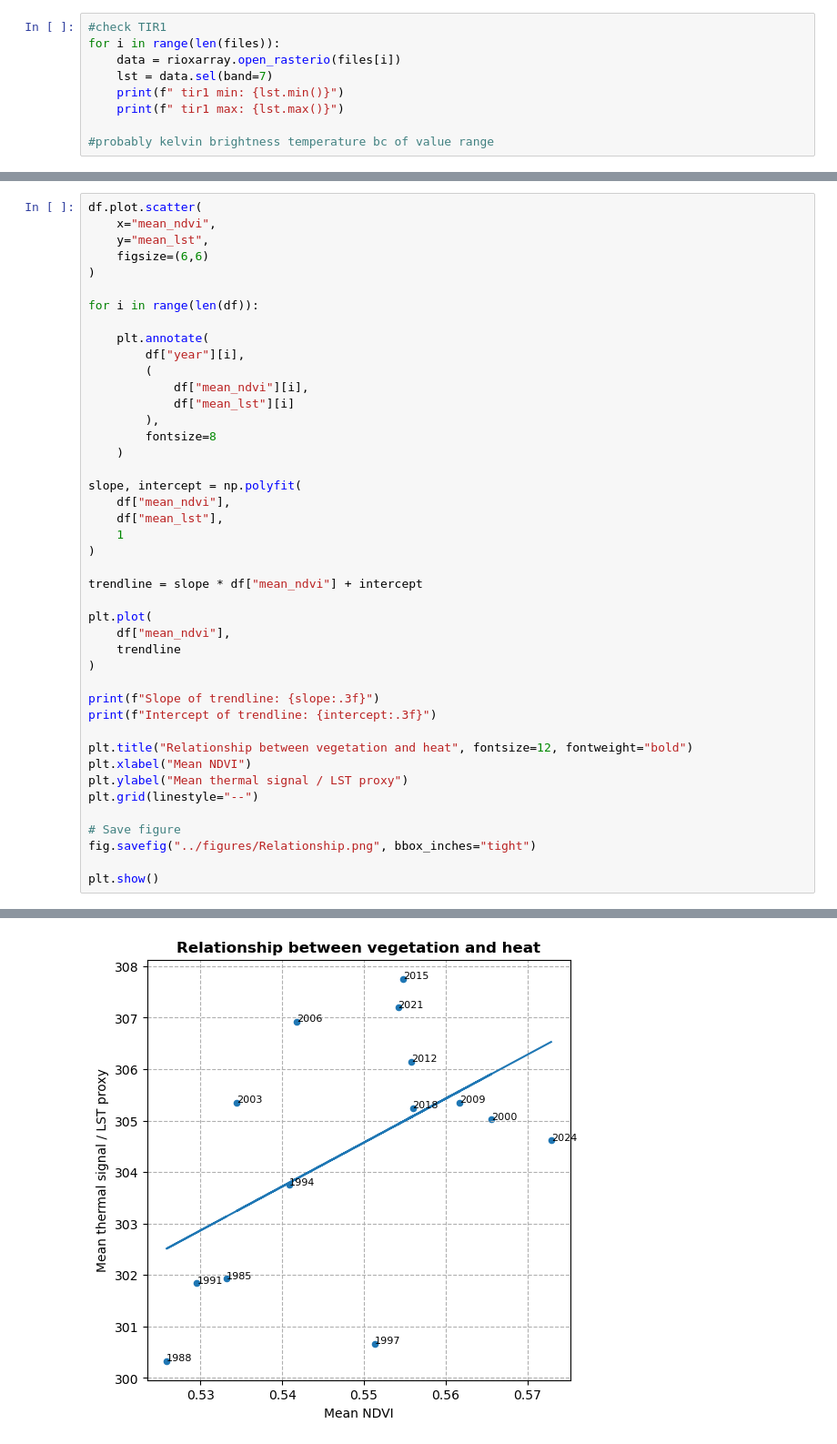
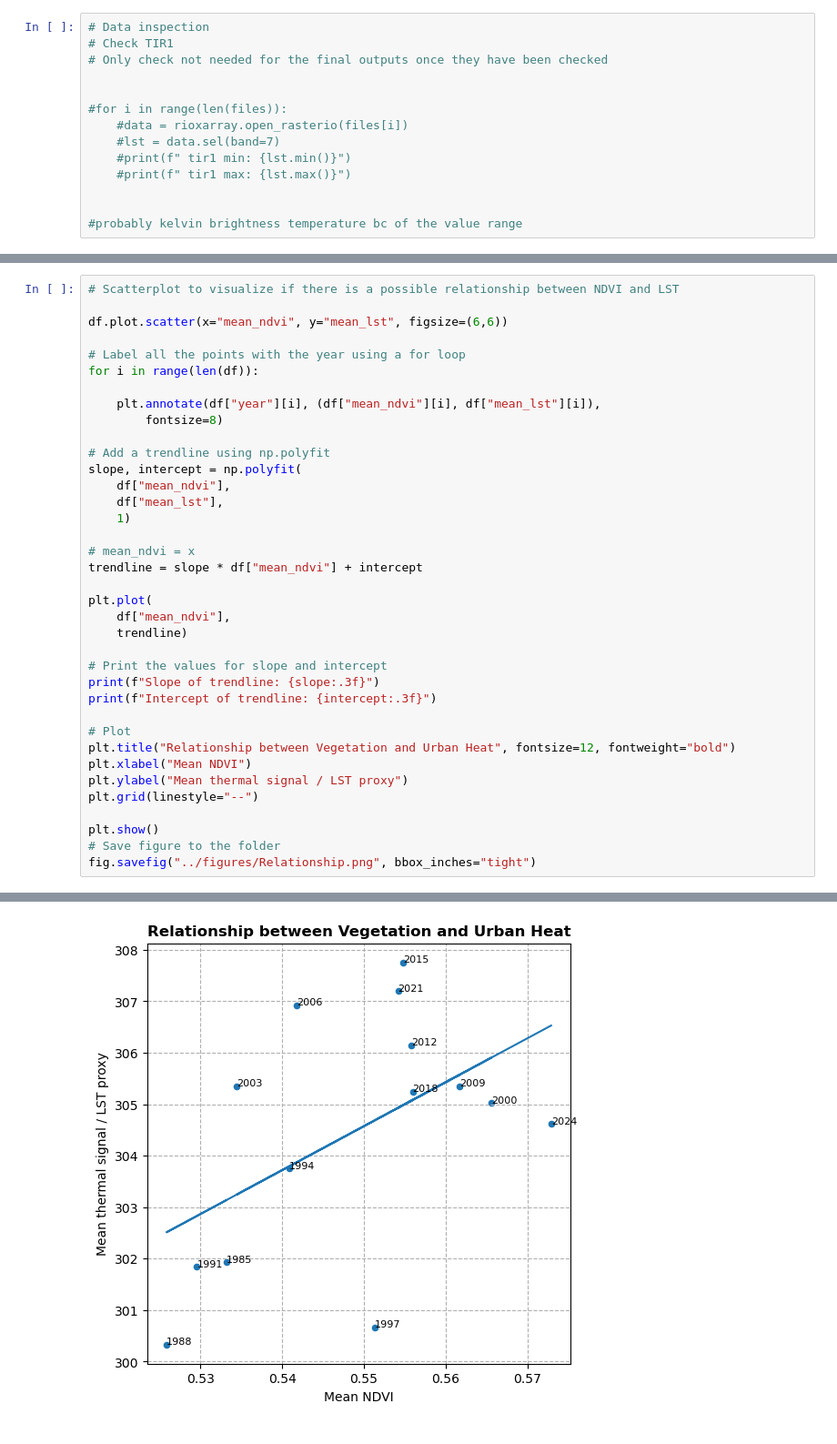
Before and after one commit to silhoe/SDS_project, a Jupyter notebook: notebooks/Project3.ipynb, the cells around one changed output, grey strips where cells are left out. Shown at 91% size. Cells and saved outputs as stored; diff of their text form.

```diff
--- a/notebooks/Project3.ipynb
+++ b/notebooks/Project3.ipynb
@@ -83,9 +84,14 @@ red max <xarray.DataArray ()> Size: 8B
 # %%
-#check TIR1
-for i in range(len(files)):
-    data = rioxarray.open_rasterio(files[i])
-    lst = data.sel(band=7)
-    print(f" tir1 min: {lst.min()}")
-    print(f" tir1 max: {lst.max()}")
+# Data inspection
+# Check TIR1
+# Only check not needed for the final outputs once they have been checked
 
-#probably kelvin brightness temperature bc of value range
+
+#for i in range(len(files)):
+    #data = rioxarray.open_rasterio(files[i])
+    #lst = data.sel(band=7)
+    #print(f" tir1 min: {lst.min()}")
+    #print(f" tir1 max: {lst.max()}")
+
+
+#probably kelvin brightness temperature bc of the value range
@@ -187,48 +186,42 @@ plt.show()
 # %%
-df.plot.scatter(
-    x="mean_ndvi",
-    y="mean_lst",
-    figsize=(6,6)
-)
+# Scatterplot to visualize if there is a possible relationship between NDVI and LST
 
+df.plot.scatter(x="mean_ndvi", y="mean_lst", figsize=(6,6))
+
+# Label all the points with the year using a for loop
 for i in range(len(df)):
 
-    plt.annotate(
-        df["year"][i],
-        (
-            df["mean_ndvi"][i],
-            df["mean_lst"][i]
-        ),
-        fontsize=8
-    )
+    plt.annotate(df["year"][i], (df["mean_ndvi"][i], df["mean_lst"][i]),
+        fontsize=8)
 
+# Add a trendline using np.polyfit
 slope, intercept = np.polyfit(
     df["mean_ndvi"],
     df["mean_lst"],
-    1
-)
+    1)
 
+# mean_ndvi = x
 trendline = slope * df["mean_ndvi"] + intercept
 
 plt.plot(
     df["mean_ndvi"],
-    trendline
-)
+    trendline)
 
+# Print the values for slope and intercept
 print(f"Slope of trendline: {slope:.3f}")
 print(f"Intercept of trendline: {intercept:.3f}")
 
-plt.title("Relationship between vegetation and heat", fontsize=12, fontweight="bold")
+# Plot
+plt.title("Relationship between Vegetation and Urban Heat", fontsize=12, fontweight="bold")
 plt.xlabel("Mean NDVI")
 plt.ylabel("Mean thermal signal / LST proxy")
 plt.grid(linestyle="--")
 
-# Save figure
+plt.show()
+# Save figure to the folder
 fig.savefig("../figures/Relationship.png", bbox_inches="tight")
-
-plt.show()
 # %% [output]
 Slope of trendline: 85.386
 Intercept of trendline: 257.612
-[figure, old version]
+[figure, new version]
 # %%
```
Also changed, not shown: parts of 17 cells of this notebook, 7 other files.
